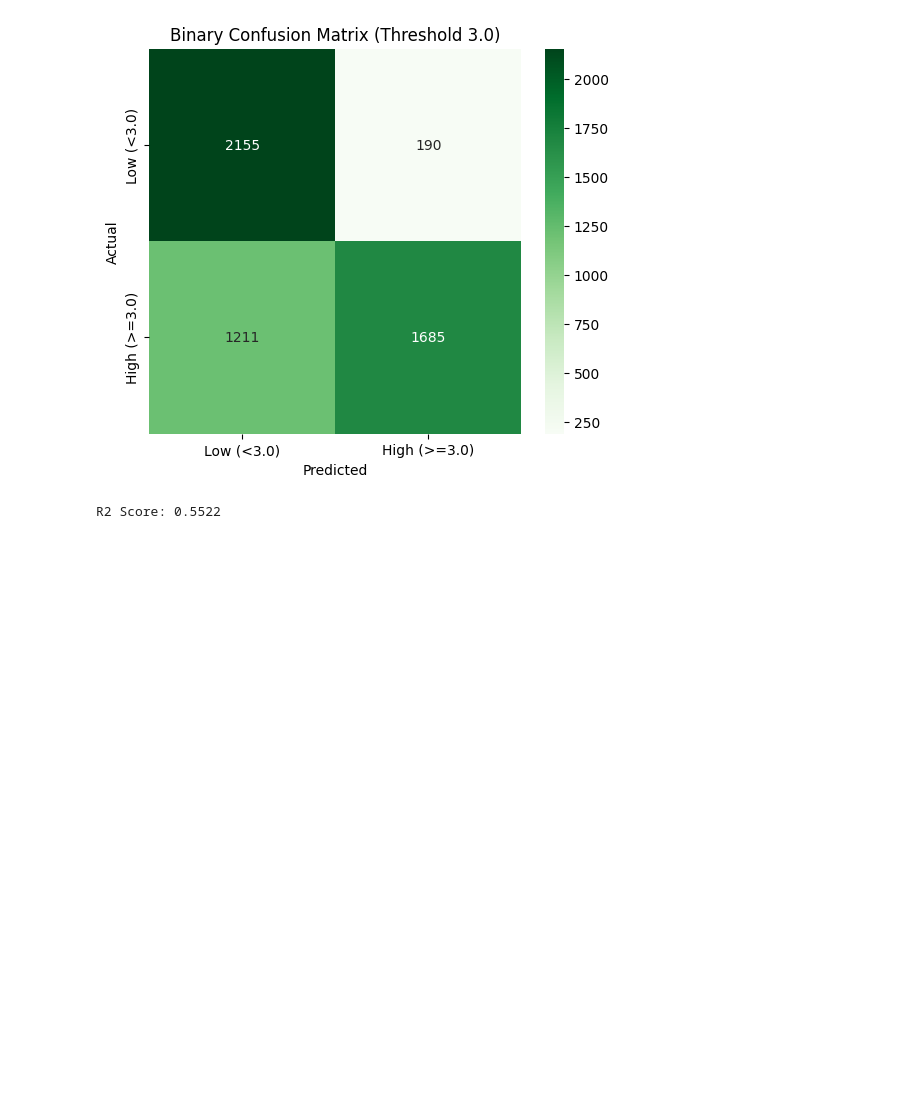
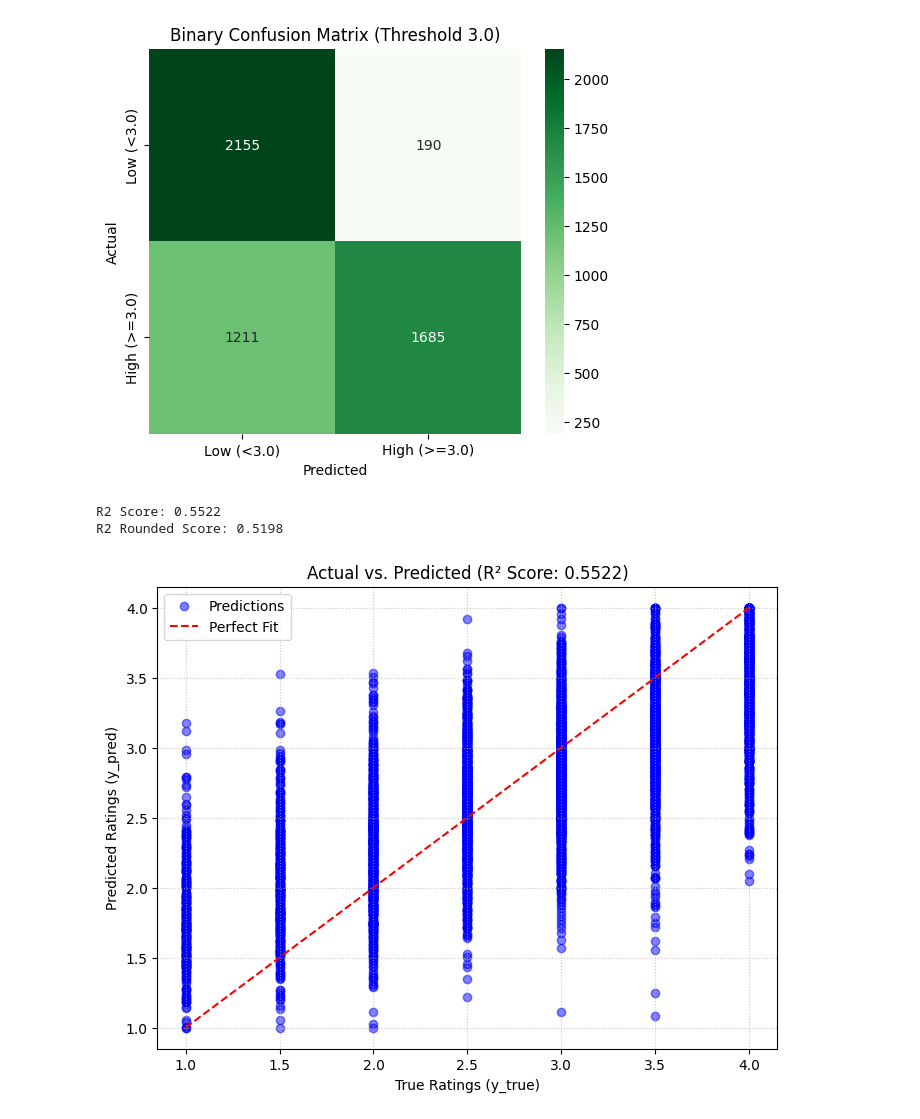
Before and after one commit to papangkorn00/ResearchProject-Experiments, a Jupyter notebook: NMF.ipynb, the cells around one changed output. Drawn from its saved outputs; the diff is of its cells as text; code cells hidden in the pictures; blank space fills up the shorter version.

Commit message:
improve values

```diff
--- a/NMF.ipynb
+++ b/NMF.ipynb
@@ -261,9 +338,39 @@ F1-score  (weighted): 0.7280
 y_true_raw = [pred.r_ui for pred in predictions]
 y_pred_raw = [pred.est for pred in predictions]
 
+y_pred_rounded = [np.round(pred.est * 2) / 2 for pred in predictions]
+
 # 2. คำนวณ R2 Score
 r2 = r2_score(y_true_raw, y_pred_raw)
+r2Rounded = r2_score(y_true_raw, y_pred_rounded)
 
 print(f"R2 Score: {r2:.4f}")
+print(f"R2 Rounded Score: {r2Rounded:.4f}")
 # %% [output]
 R2 Score: 0.5522
+R2 Rounded Score: 0.5198
+# %%
+
+# 1. Extract values (Your existing code)
+y_true_raw = [pred.r_ui for pred in predictions]
+y_pred_raw = [pred.est for pred in predictions]
+
+# 2. Create the plot
+plt.figure(figsize=(8, 6))
+plt.scatter(y_true_raw, y_pred_raw, alpha=0.5, color='blue', label='Predictions')
+
+# Add a 45-degree line (Perfect Prediction Line)
+max_val = max(max(y_true_raw), max(y_pred_raw))
+min_val = min(min(y_true_raw), min(y_pred_raw))
+plt.plot([min_val, max_val], [min_val, max_val], color='red', linestyle='--', label='Perfect Fit')
+
+# Formatting
+plt.title(f'Actual vs. Predicted (R² Score: {r2:.4f})')
+plt.xlabel('True Ratings (y_true)')
+plt.ylabel('Predicted Ratings (y_pred)')
+plt.legend()
+plt.grid(True, linestyle=':', alpha=0.7)
+
+plt.show()
+# %% [output]
+[figure, added]
```
Also changed, not shown: parts of 5 cells of this notebook.
